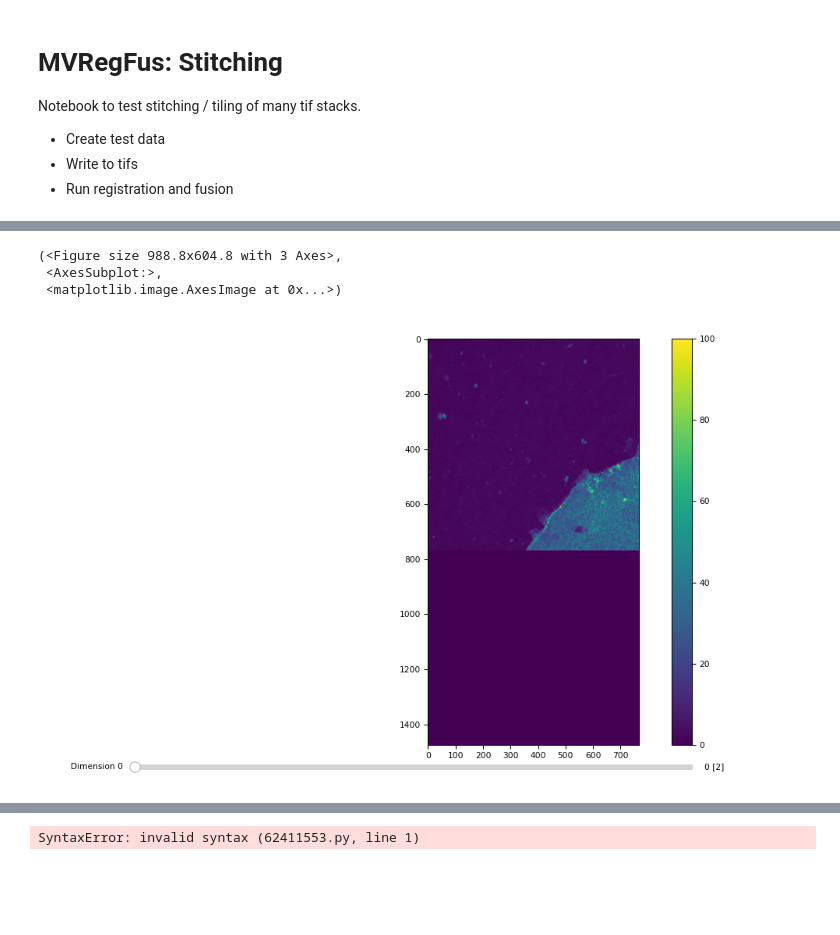
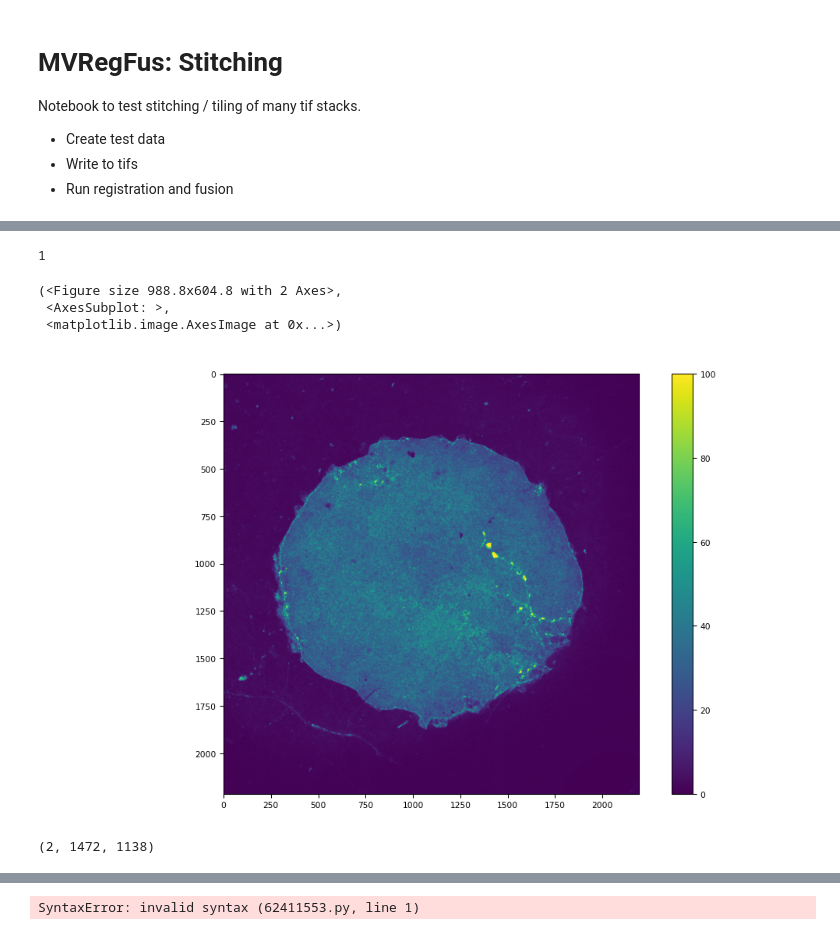
Before and after one commit to m-albert/MVRegFus, a Jupyter notebook: notebooks/MVRegFus_stitching3_max_real2d.ipynb, the cells around one changed output, grey strips where cells are left out. Saved outputs shown, nothing was run; the diff lists cells and outputs as text; code cells hidden in the pictures; blank space fills up the shorter version.

```diff
--- a/notebooks/MVRegFus_stitching3_max_real2d.ipynb
+++ b/notebooks/MVRegFus_stitching3_max_real2d.ipynb
@@ -43,0 +144,6 @@ files = [
+# %%
+ss = [s for s in czifileFile.segments()]
+
+
+ims = np.array([s.data().squeeze() for i, s in enumerate(ss) if i>=4 and i < np.product([aicspylibcziFile.get_dims_shape()[0][c][1] for c in ['M', 'T', 'C']])+4])
+tifffile.imshow(ims)
@@ -44,18 +175,10 @@ files = [
 # %%
-from aicspylibczi import CziFile
-from aicsimageio import AICSImage
-
 import importlib
 from mvregfus import io_utils, mv_utils
 io_utils = importlib.reload(io_utils)
-mv_utils = importlib.reload(mv_utils)
-
-view_dict = io_utils.build_view_dict_from_multitile_czi(files[0])
-# view_dict
-pairs = mv_utils.get_registration_pairs_from_view_dict(view_dict)
-pairs#, view_dict
-# im = read_tile_from_multitile_czi(files[0], tile_index=1, channel_index=0, time_index=0)
-# plt.figure()
-# plt.imshow(im)
-# plt.scatter([0],[1])
+# tile_index, channel_index=0, time_index=0
+im = io_utils.read_tile_from_multitile_czi(filename, 4, 0, 0)
+plt.figure()
+plt.imshow(im)
+plt.show()
 # %% [output]
@@ -80,4 +187,0 @@ array([[0, 1],
-# %%
-im = io_utils.read_tile_from_multitile_czi(files[0], tile_index=0, channel_index=0, time_index=0)
-plt.figure()
-plt.imshow(im)
@@ -98,14 +205,15 @@ multiview = importlib.reload(multiview)
 filename = files[0]
 view_dict = io_utils.build_view_dict_from_multitile_czi(filename)
 pairs = mv_utils.get_registration_pairs_from_view_dict(view_dict)
-pairs = [(0,5)]
+# pairs = [(0,5)]
 
 ndim = len(view_dict[0]['shape'])
 
+outdir = filename[:-4] + '_stitched'
+if not os.path.exists(outdir): os.makedirs(outdir, exist_ok=True)
+
 graph = {}
 for t in range(1):
-
-    outdir = '/tmp'
 
     # build dask graph
     graph.update(
@@ -113,7 +221,7 @@ for t in range(1):
             out_dir=outdir,
             ndim=ndim,
             filepath=None,
-            channels=[0, 1],
+            channels=[0],
             reg_channel=0,
             perform_chromatic_correction=False,
             mv_registration_bin_factors=[2]*ndim,
@@ -179,33 +290,42 @@ rm /tmp/mv_*
+# %%
+1
+# %% [output]
+1
 # %%
 imt = []
 from tqdm import tqdm
 import h5py, os
 min_shape = np.array([50000, 50000])
 chs = [0]
 for t in tqdm(range(1)):
     tim = []
     for ch in chs:
 
-        fns_tview = [os.path.join(outdir, 'mv_transf_view_000_%03d_v%03d_c%02d.image.ims' %(t, v, ch)) for v in [0,5]]
+        fns_tview = [os.path.join(outdir, 'mv_transf_view_000_%03d_v%03d_c%02d.image.ims' %(t, v, ch)) for v in range(9)]
         ims = np.array([h5py.File(fn_tview, 'r')['Data'][()] for fn_tview in fns_tview])
 
         w = np.sum(ims!=0, 0)
         w[w==0]=1
         im = np.sum(ims, 0)/w
         tim.append(im)
 
     imt.append(np.array(tim))
     min_shape = np.min([min_shape, im.shape],0)
 
 imt = np.array([i[:, :min_shape[0], :min_shape[1]] for i in imt])
 
 # tifffile.imshow(imt, vmin=0, vmax=100)
-tifffile.imshow(np.array(ims), vmin=0, vmax=100)
+# plt.figure()
+tifffile.imshow(np.array(imt), vmin=0, vmax=100)
 # %% [output]
-(<Figure size 988.8x604.8 with 3 Axes>,
- <AxesSubplot:>,
+(<Figure size 988.8x604.8 with 2 Axes>,
+ <AxesSubplot: >,
  <matplotlib.image.AxesImage at 0x...>)
-[figure, old version]
+[figure, new version]
+# %%
+ims.shape
+# %% [output]
+(2, 1472, 1138)
 # %%
 %%capture
 
```
Also changed, not shown: parts of 13 cells of this notebook, 4 other files.
